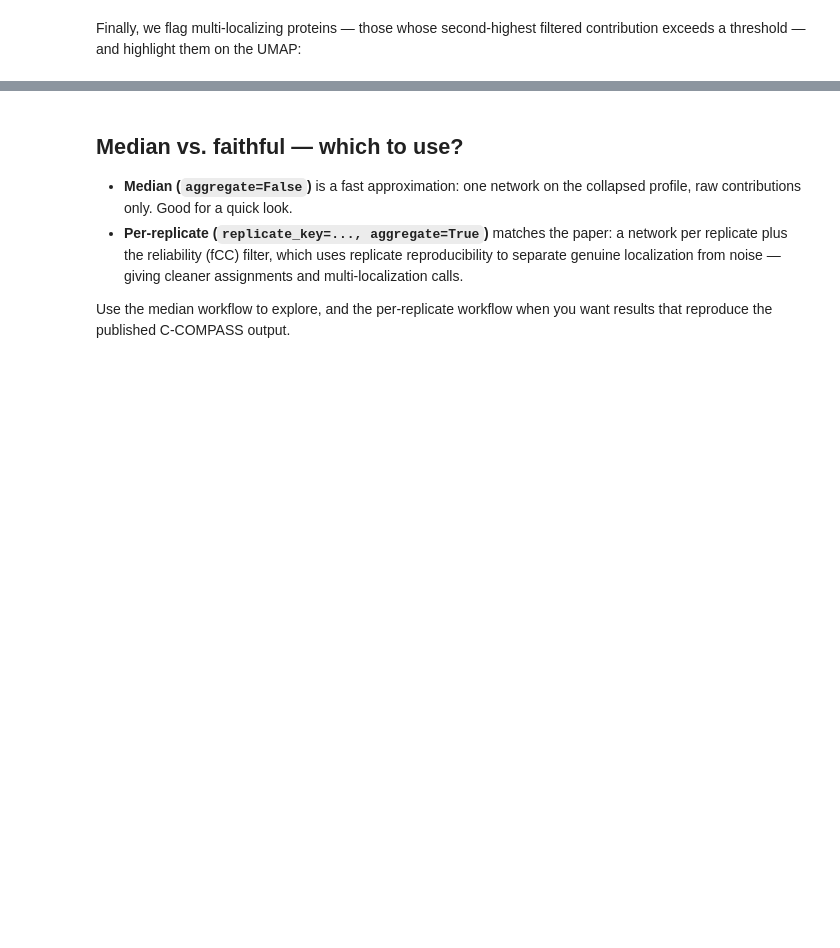
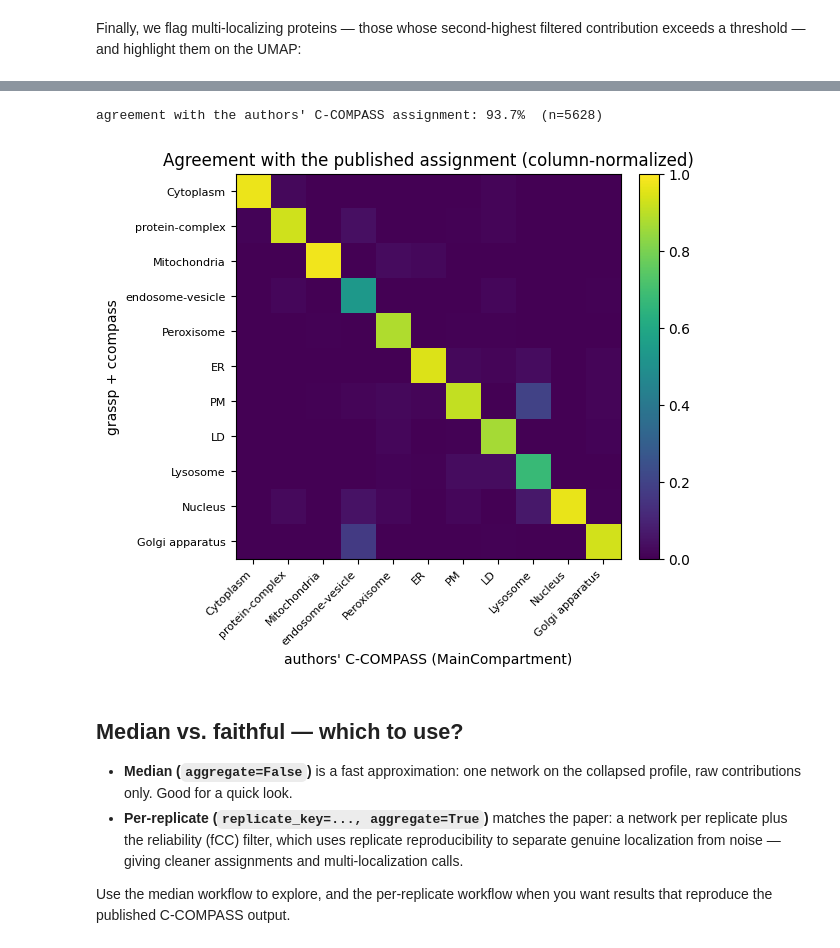
Before and after one commit to czbiohub-sf/grassp, a Jupyter notebook: docs/source/tutorials/notebooks/ccompass_tutorial.ipynb, the cells around one changed output, grey strips where cells are left out. Drawn from its saved outputs; the diff is of its cells as text; code cells hidden in the pictures; blank space fills up the shorter version.

```diff
--- a/docs/source/tutorials/notebooks/ccompass_tutorial.ipynb
+++ b/docs/source/tutorials/notebooks/ccompass_tutorial.ipynb
@@ -194,3 +209,31 @@ sc.pl.umap(adata, color="ccompass_multiloc", groups=["multi-localized"],
+# %%
+# Compare grassp's prediction to the authors' published C-COMPASS assignment.
+ref = adata.obs["author_annotation"]
+pred = adata.obs["ccompass_fwinner"]
+mask = ref.notna() & pred.notna()
+acc = (pred[mask].astype(str) == ref[mask].astype(str)).mean()
+print(f"agreement with the authors' C-COMPASS assignment: {acc:.1%}  (n={int(mask.sum())})")
+
+cats = list(adata.uns["ccompass_categories"])
+ct = (
+    pd.crosstab(pred[mask].astype(str), ref[mask].astype(str), normalize="columns")
+    .reindex(index=cats, columns=cats)
+    .fillna(0.0)
+)
+fig, ax = plt.subplots(figsize=(6, 5))
+im = ax.imshow(ct.values, cmap="viridis", vmin=0, vmax=1)
+ax.set_xticks(range(len(cats)))
+ax.set_xticklabels(cats, rotation=45, ha="right", fontsize=8)
+ax.set_yticks(range(len(cats)))
+ax.set_yticklabels(cats, fontsize=8)
+ax.set_xlabel("authors' C-COMPASS (MainCompartment)")
+ax.set_ylabel("grassp + ccompass")
+ax.set_title("Agreement with the published assignment (column-normalized)")
+fig.colorbar(im, fraction=0.046, pad=0.04)
+plt.show()
+# %% [output]
+agreement with the authors' C-COMPASS assignment: 93.7%  (n=5628)
+[figure, added]
 # %% [markdown]
 ## Median vs. faithful — which to use?
 
```
Also changed, not shown: parts of 17 cells of this notebook.
